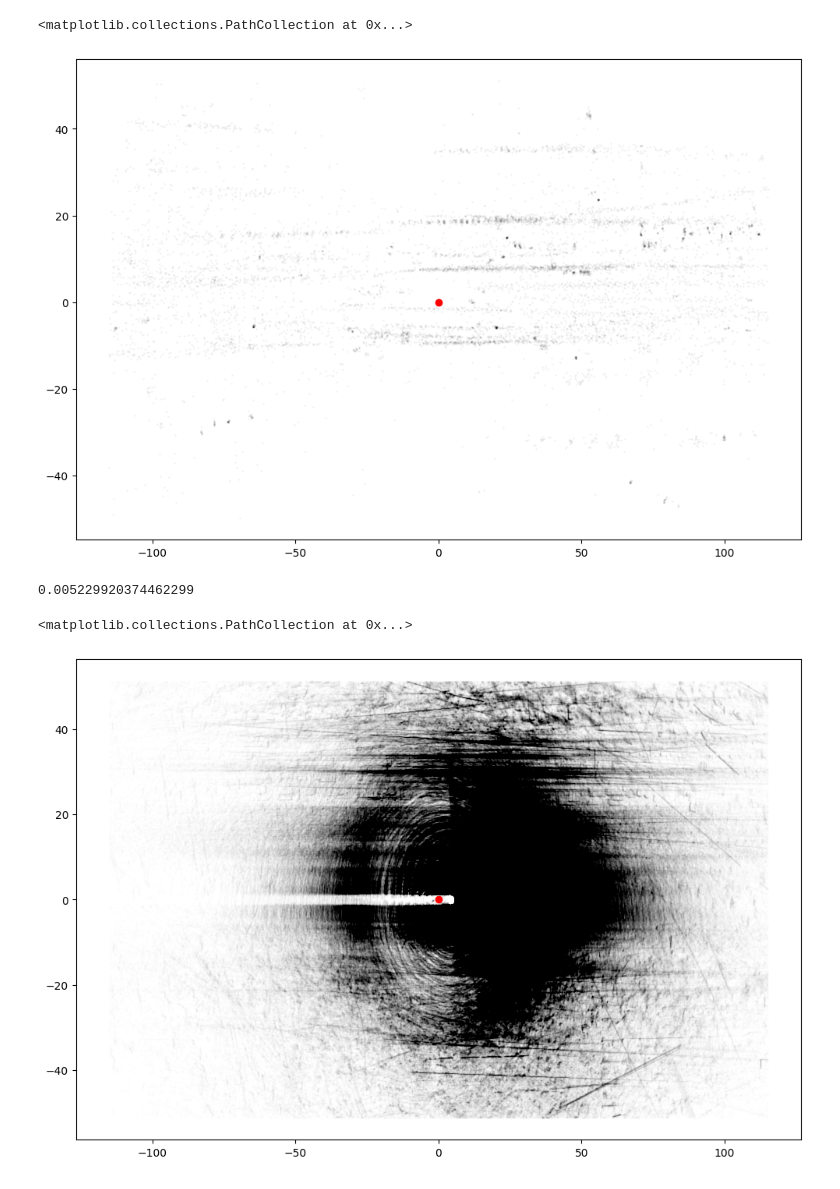
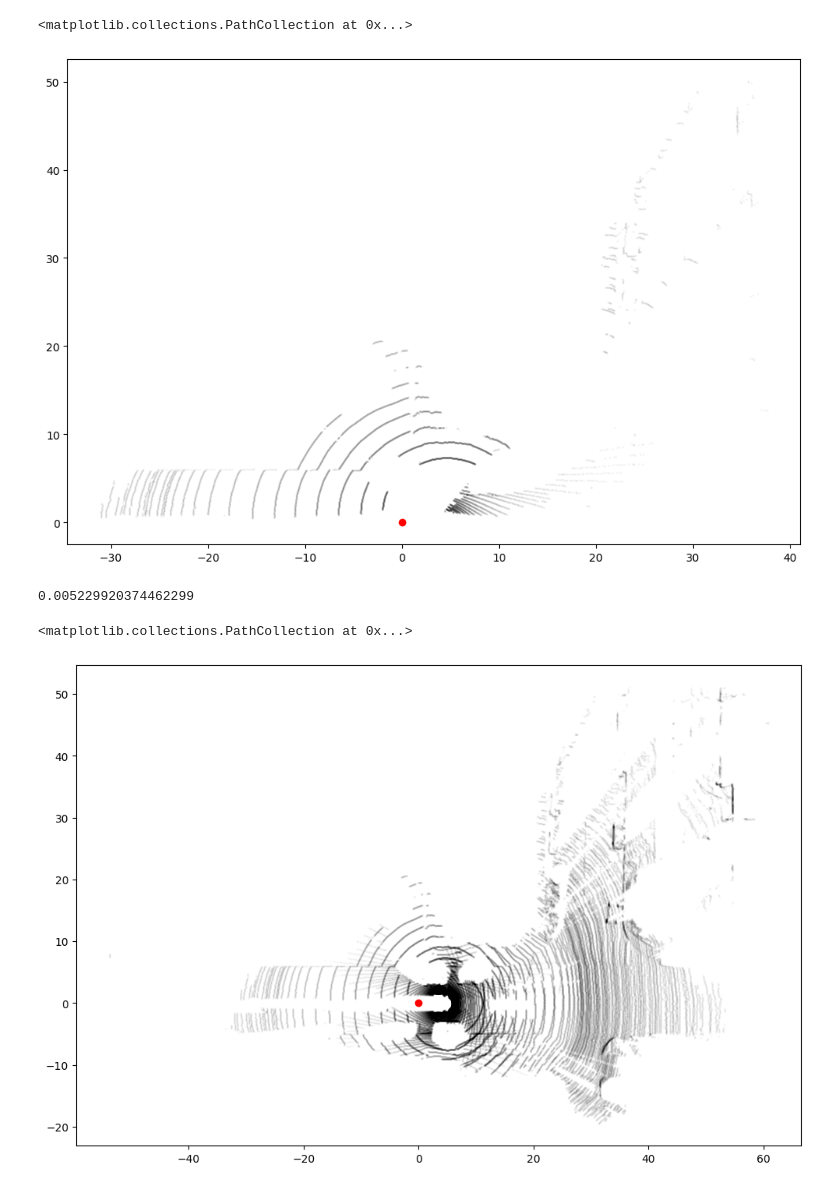
Before and after one commit to ArTiK13/radar_data, a Jupyter notebook: visualisation.ipynb, the cells around one changed output. Drawn from its saved outputs; the diff is of its cells as text; code cells hidden in the pictures.

Commit message:
improved visualisation

```diff
--- a/visualisation.ipynb
+++ b/visualisation.ipynb
@@ -4,7 +4,7 @@ import numpy as np
 import matplotlib.pyplot as plt
 import json
 # %%
-a = pd.read_csv("data/processed data/radar_data.csv")
+a = pd.read_csv("data/processed data/lidar_data_20.csv")
 # %%
 a.head()
 # %% [output]
@@ -21,5 +20,5 @@ plt.scatter(a["X, (m)"][10000:20000], a["Y, (m)"][10000:20000], s=1, alpha=0.03,
 plt.scatter(0, 0, c="red")
 # %% [output]
 <matplotlib.collections.PathCollection at 0x...>
-[figure, old version]
+[figure, new version]
 # %%
@@ -29,10 +28,10 @@ radar_df = pd.read_csv("data/processed data/lidar_data.csv")
 0.005229920374462299
 # %%
 plt.figure(figsize=(12, 8))
-plt.scatter(radar_df["X, (m)"], radar_df["Y, (m)"], s=1, alpha=0.002, c="black")
+plt.scatter(a["X, (m)"], a["Y, (m)"], s=1, alpha=0.02, c="black")
 plt.scatter(0, 0, c="red")
 # %% [output]
 <matplotlib.collections.PathCollection at 0x...>
-[figure, old version]
+[figure, new version]
 # %%
 import matplotlib.animation as animation
```
Also changed, not shown: parts of 3 cells of this notebook.
